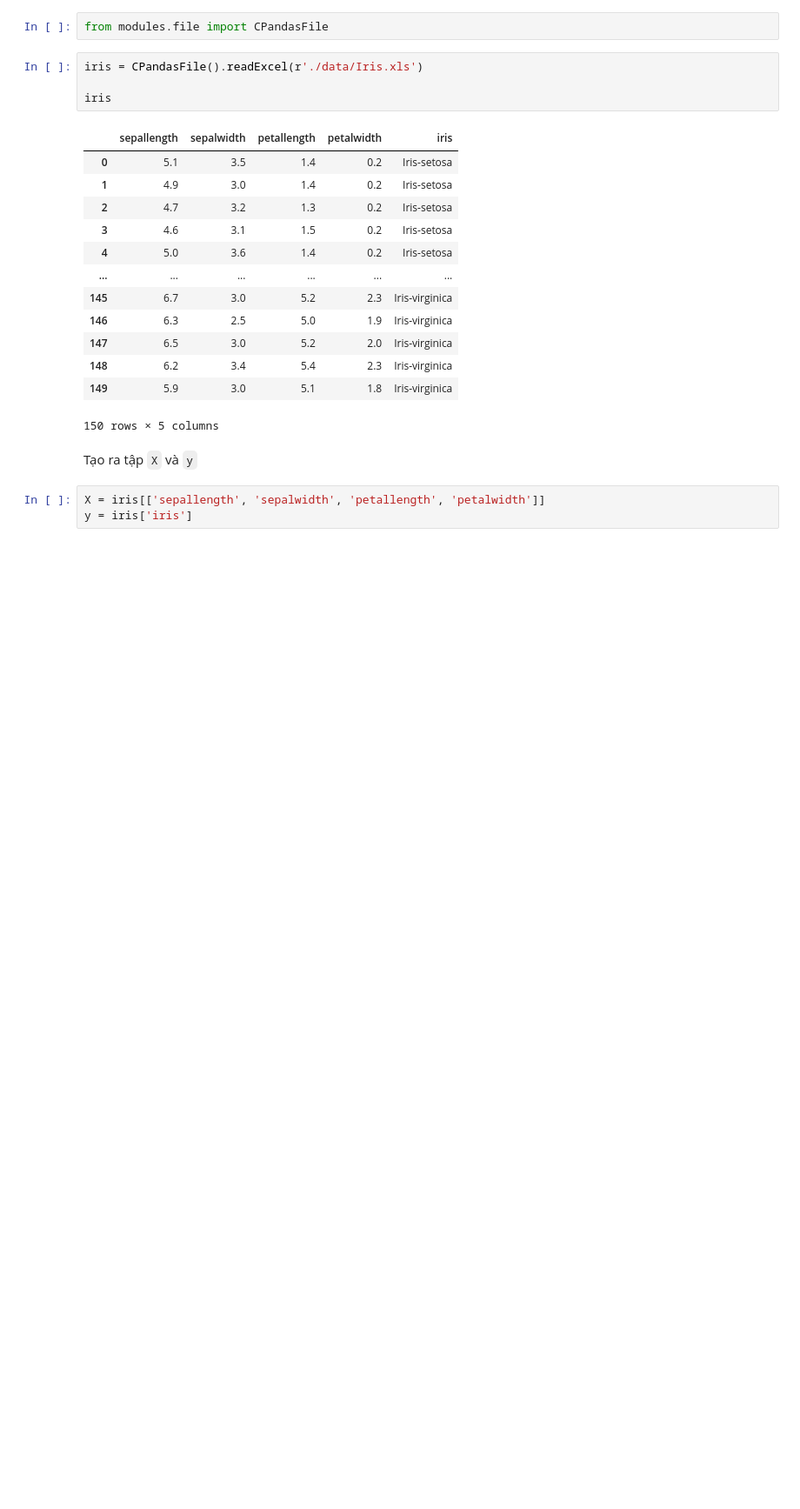
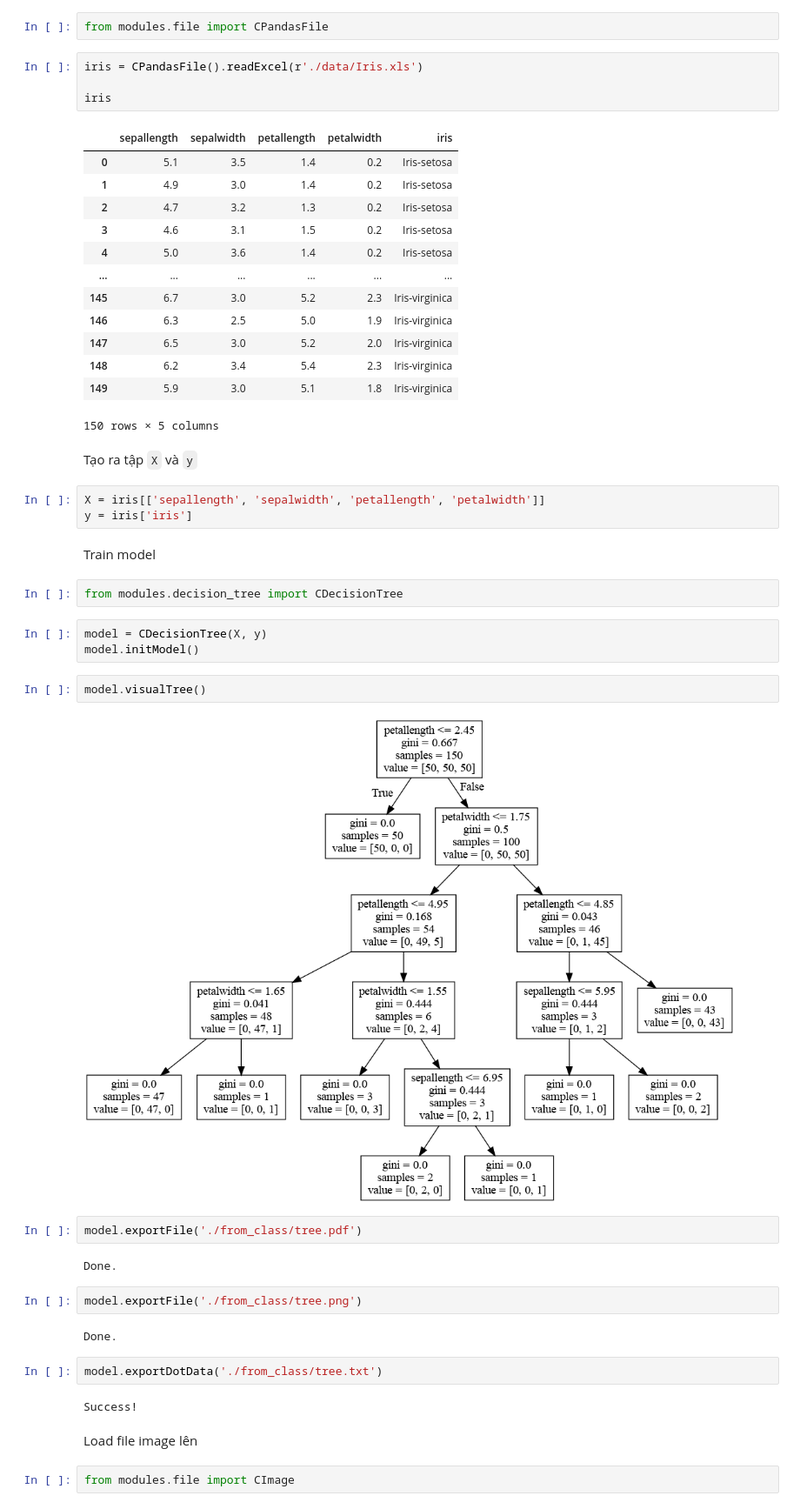
Before and after one commit to cuongpiger/CSC_Machine_Learning_with_Python, a Jupyter notebook: Chapter 6. Supervised Learning - Decision Tree/demo.ipynb, the cells around one changed output. Shown at 87% size. Cells and saved outputs as stored; diff of their text form; blank space fills up the shorter version.

```diff
--- a/Chapter 6. Supervised Learning - Decision Tree/demo.ipynb
+++ b/Chapter 6. Supervised Learning - Decision Tree/demo.ipynb
@@ -172,3 +175,30 @@ Tạo ra tập `X` và `y`
 # %%
 X = iris[['sepallength', 'sepalwidth', 'petallength', 'petalwidth']]
 y = iris['iris']
+# %% [markdown]
+Train model
+# %%
+from modules.decision_tree import CDecisionTree
+# %%
+model = CDecisionTree(X, y)
+model.initModel()
+# %%
+model.visualTree()
+# %% [output]
+[figure, added]
+# %%
+model.exportFile('./from_class/tree.pdf')
+# %% [output]
+Done.
+# %%
+model.exportFile('./from_class/tree.png')
+# %% [output]
+Done.
+# %%
+model.exportDotData('./from_class/tree.txt')
+# %% [output]
+Success!
+# %% [markdown]
+Load file image lên
+# %%
+from modules.file import CImage
```
Also changed, not shown: parts of 5 cells of this notebook, 6 other files.
